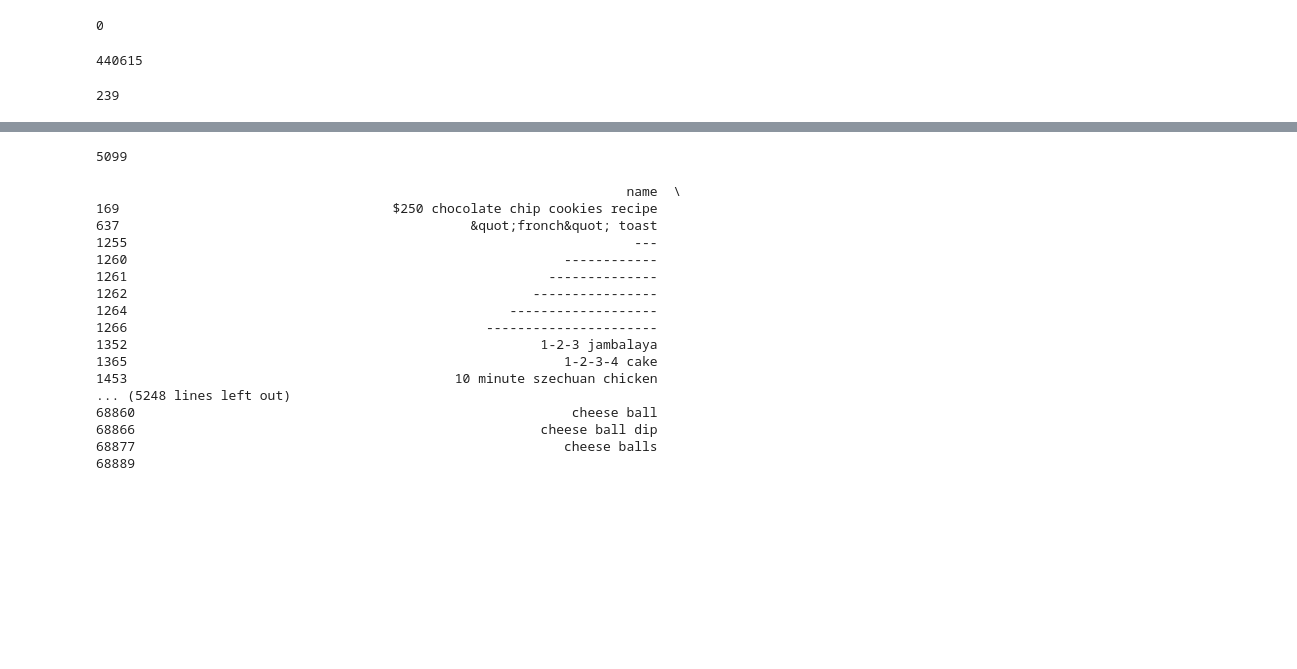
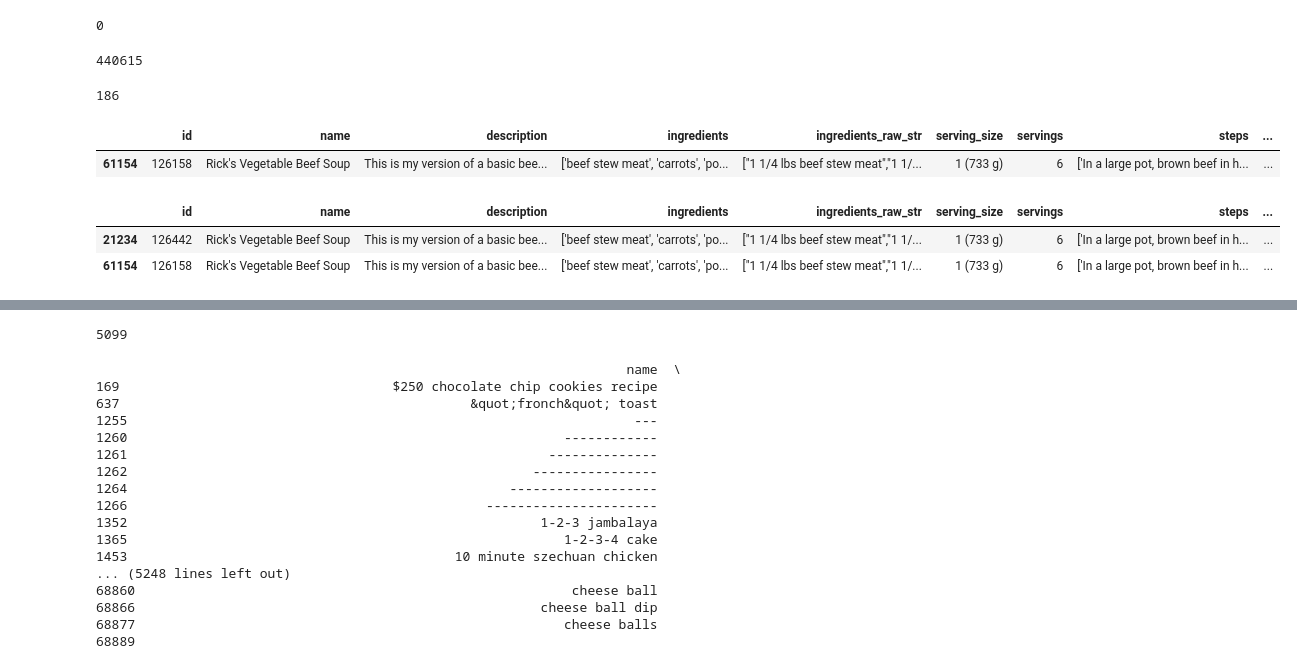
Before and after one commit to AishaShaf/recipe-recommender, a Jupyter notebook: exploring.ipynb, the cells around one changed output, grey strips where cells are left out. Saved outputs shown, nothing was run; the diff lists cells and outputs as text; code cells hidden in the pictures; blank space fills up the shorter version.

```diff
--- a/exploring.ipynb
+++ b/exploring.ipynb
@@ -104,7 +97,26 @@ dataframe.duplicated().sum()
 dataframe["search_terms"].duplicated().sum()
 # %% [output]
 440615
-# %%
-dataframe[["description", "ingredients"]].duplicated().sum()
-# %% [output]
-239
+# %%
+# amount of the duplicates we might get rid off
+dataframe[["name", "description", "ingredients"]].duplicated().sum()
+# %% [output]
+186
+# %%
+# have a look into a sample of that duplicates
+duplicate = dataframe[
+    dataframe.duplicated(subset=["name", "ingredients", "description"])
+]
+duplicate.head(1)
+# %% [output]
+|  | id | name | description | ingredients | ingredients_raw_str | serving_size | servings | steps | ... |
+| 61154 | 126158 | Rick's Vegetable Beef Soup | This is my version of a basic bee... | ['beef stew meat', 'carrots', 'po... | ["1 1/4 lbs beef stew meat","1 1/... | 1 (733 g) | 6 | ['In a large pot, brown beef in h... | ... |
+# %%
+# compare the datapoints by spot check,which have the same name, ingredients and description to see if its the same recipeor not
+dataframe[dataframe["name"] == "Rick's Vegetable Beef Soup"]
+# conclusion: 7 recipes checked and all "twins" show the same recipe
+# twins can be deleated in the "Recipe-data-cleaning" - file
+# %% [output]
+|  | id | name | description | ingredients | ingredients_raw_str | serving_size | servings | steps | ... |
+| 21234 | 126442 | Rick's Vegetable Beef Soup | This is my version of a basic bee... | ['beef stew meat', 'carrots', 'po... | ["1 1/4 lbs beef stew meat","1 1/... | 1 (733 g) | 6 | ['In a large pot, brown beef in h... | ... |
+| 61154 | 126158 | Rick's Vegetable Beef Soup | This is my version of a basic bee... | ['beef stew meat', 'carrots', 'po... | ["1 1/4 lbs beef stew meat","1 1/... | 1 (733 g) | 6 | ['In a large pot, brown beef in h... | ... |
```
Also changed, not shown: parts of 2 cells of this notebook.
